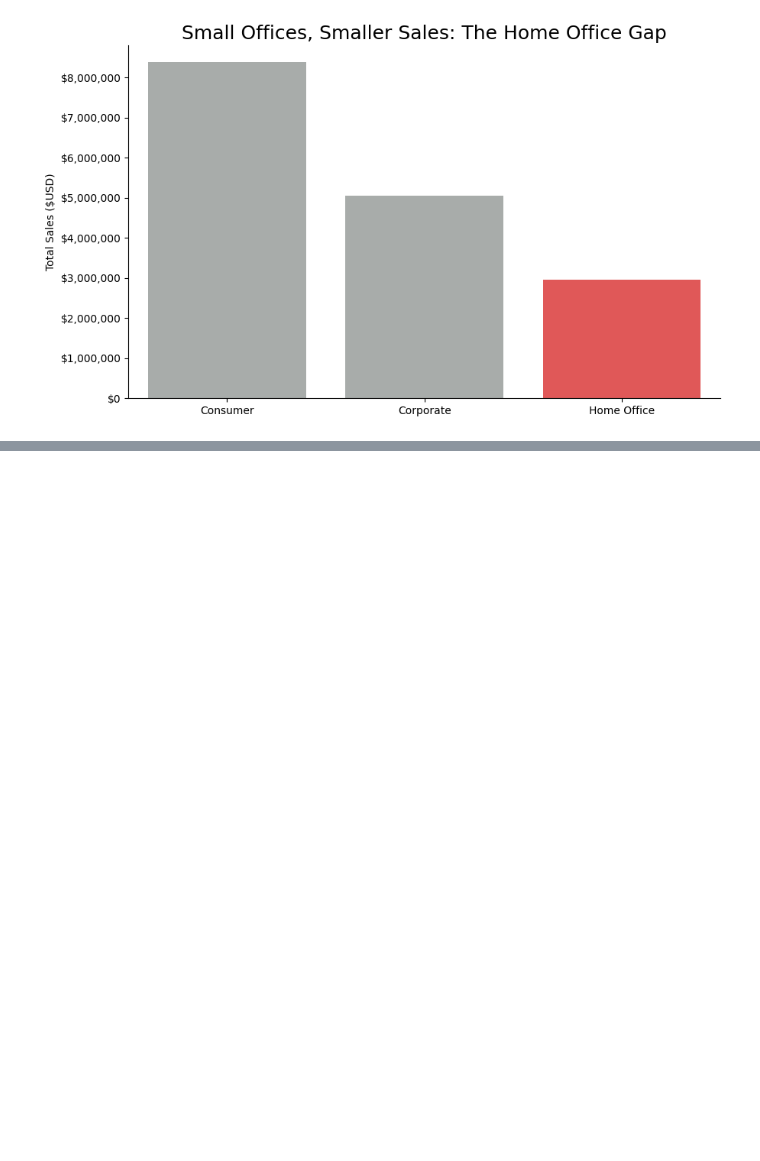
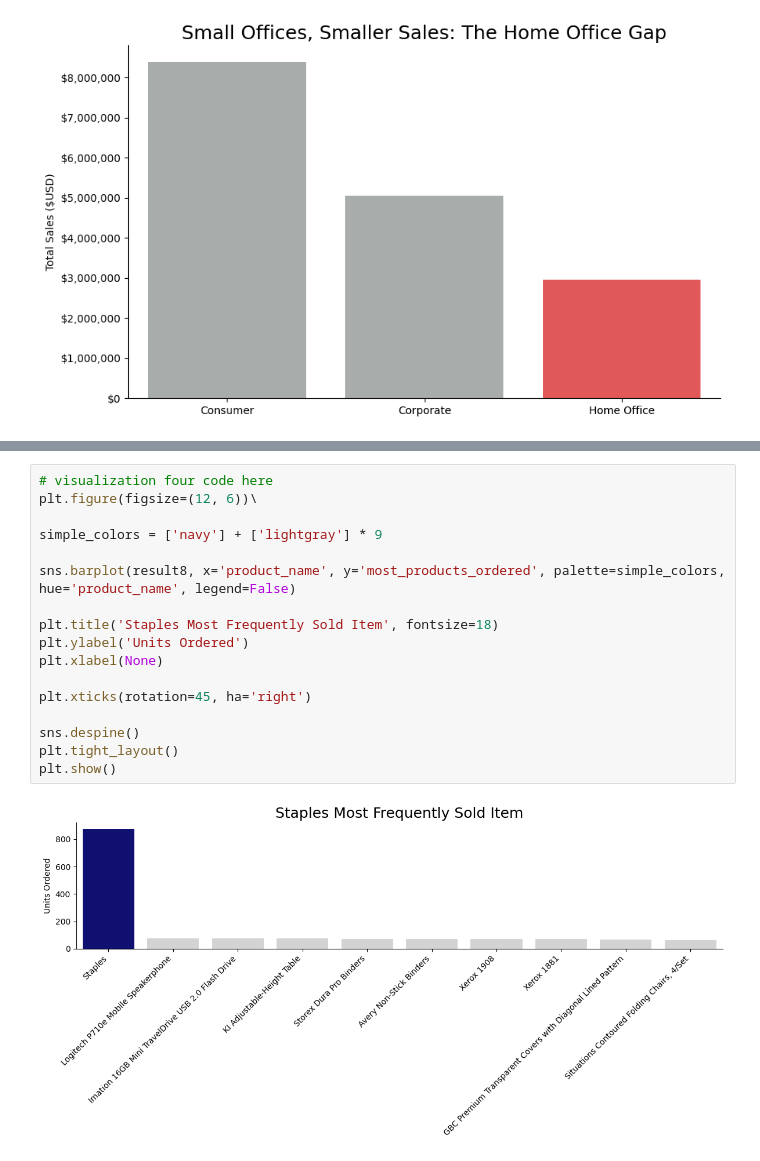
Before and after one commit to jmlax123/DataAnalysisModule3, a Jupyter notebook: Week4/notebooks/superstore_sales_workflow.ipynb, the cells around one changed output, grey strips where cells are left out. Drawn from its saved outputs; the diff is of its cells as text; blank space fills up the shorter version.

```diff
--- a/Week4/notebooks/superstore_sales_workflow.ipynb
+++ b/Week4/notebooks/superstore_sales_workflow.ipynb
@@ -440,0 +493,19 @@ plt.show()
+# %%
+# visualization four code here
+plt.figure(figsize=(12, 6))\
+
+simple_colors = ['navy'] + ['lightgray'] * 9
+
+sns.barplot(result8, x='product_name', y='most_products_ordered', palette=simple_colors, hue='product_name', legend=False)
+
+plt.title('Staples Most Frequently Sold Item', fontsize=18)
+plt.ylabel('Units Ordered')
+plt.xlabel(None)
+
+plt.xticks(rotation=45, ha='right')
+
+sns.despine()
+plt.tight_layout()
+plt.show()
+# %% [output]
+[figure, added]
```
Also changed, not shown: parts of 7 cells of this notebook.
